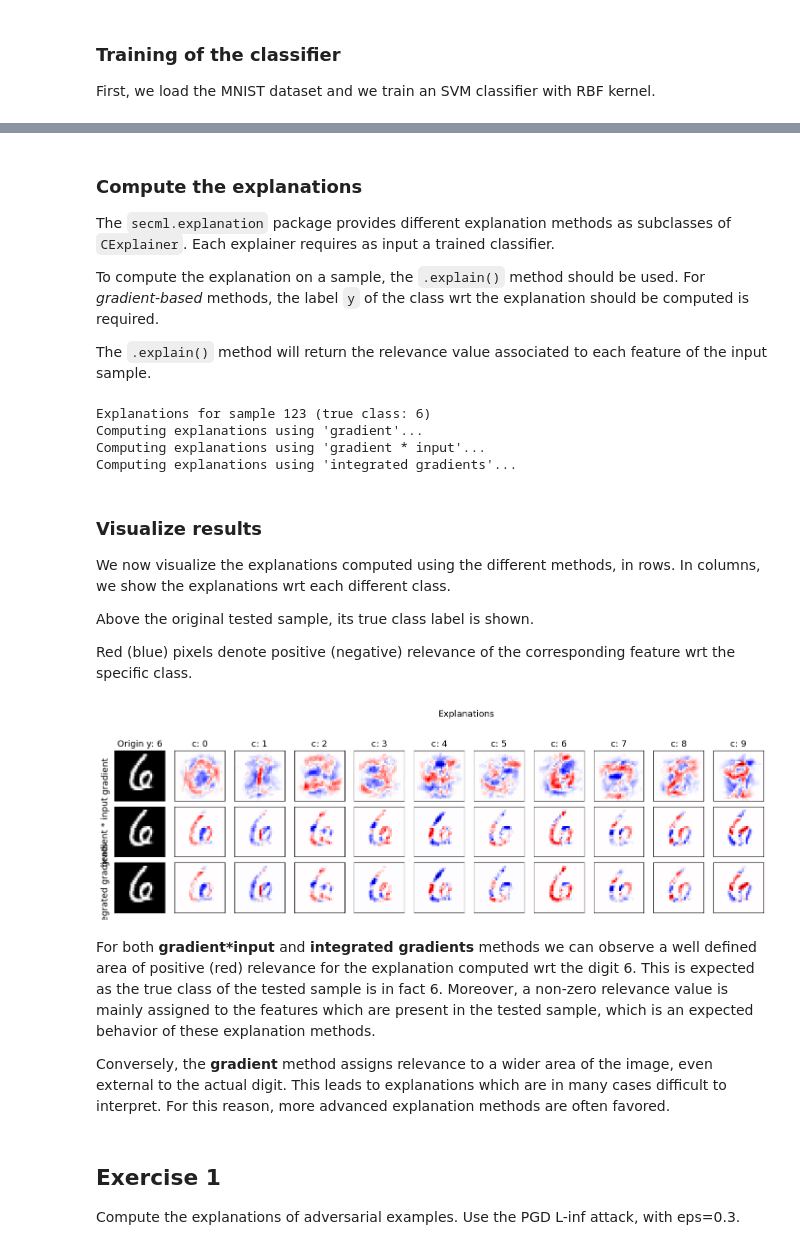
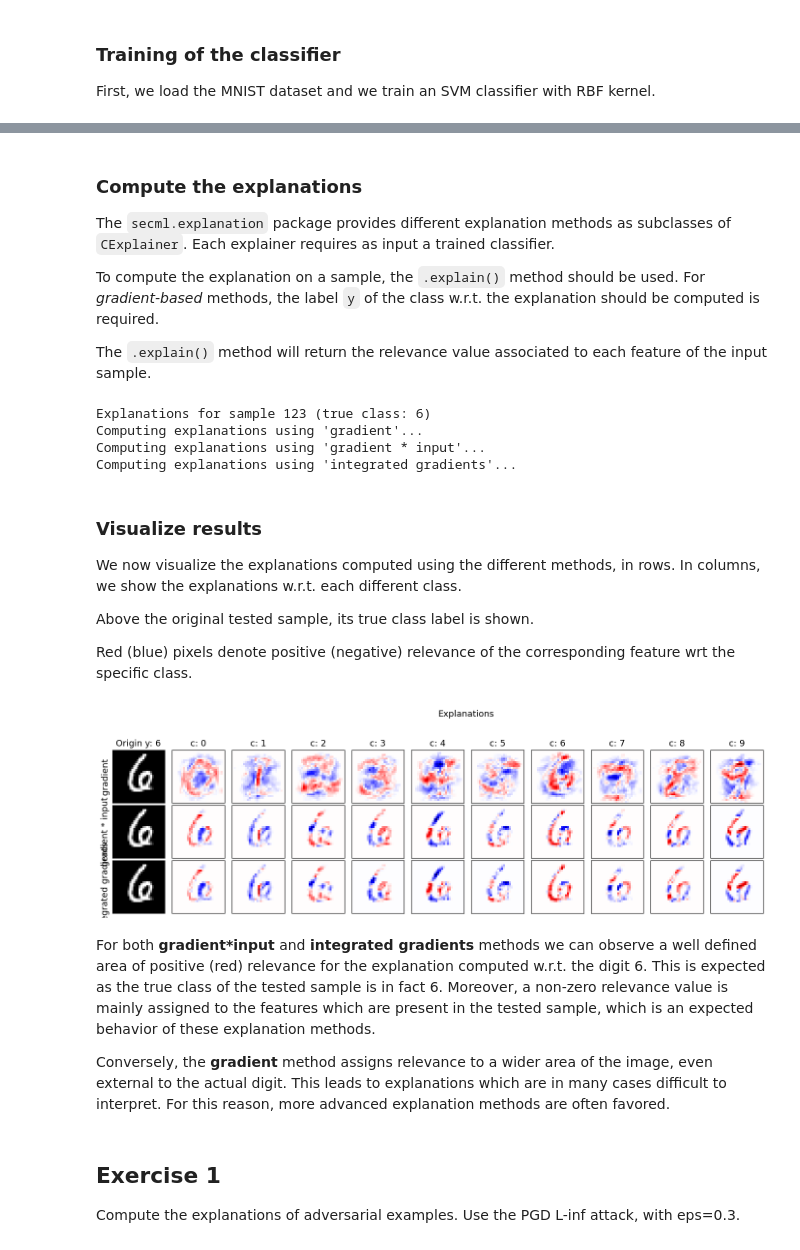
Before and after one commit to unica-mlsec/mlsec, a Jupyter notebook: labs/07_explainability.ipynb, the cells around one changed output, grey strips where cells are left out. Saved outputs shown, nothing was run; the diff lists cells and outputs as text; code cells hidden in the pictures.

```diff
--- a/labs/07_explainability.ipynb
+++ b/labs/07_explainability.ipynb
@@ -103,7 +126,7 @@ The `secml.explanation` package provides different explanation methods
  trained classifier.
 
 To compute the explanation on a sample, the `.explain()` method should be used.
-For *gradient-based* methods, the label `y` of the class wrt the explanation
+For *gradient-based* methods, the label `y` of the class w.r.t. the explanation
  should be computed is required.
 
 The `.explain()` method will return the relevance value associated to each
@@ -112,19 +135,12 @@ The `.explain()` method will return the relevance value associated to each
 from secml.explanation import \
     CExplainerGradient, CExplainerGradientInput, CExplainerIntegratedGradients
 
-explainers = (
-   {
-    "exp": CExplainerGradient(clf),
-    "label": "gradient"
-   },
-   {"exp": CExplainerGradientInput(clf),
-   "label": "gradient * input"
-   },
-   {
-    "exp": CExplainerIntegratedGradients(clf),
-    "label": "integrated gradients"
-    }
-)
+# initialize the explainers
+explainers = {
+    "gradient": CExplainerGradient(clf),
+    "gradient * input": CExplainerGradientInput(clf),
+    "integrated gradients": CExplainerIntegratedGradients(clf)
+}
 # %%
 i = 123  # test sample on which explanations should be computed
 x, y = ts[i, :].X, ts[i, :].Y
@@ -153,7 +175,7 @@ Computing explanations using 'integrated gradients'...
 ### Visualize results
 
 We now visualize the explanations computed using the different methods, in rows.
-In columns, we show the explanations wrt each different class.
+In columns, we show the explanations w.r.t. each different class.
 
 Above the original tested sample, its true class label is shown.
 
@@ -161,52 +183,54 @@ Red (blue) pixels denote positive (negative) relevance of the corresponding
  feature wrt the specific class.
 # %%
 from secml.figure import CFigure
-# Only required for visualization in notebooks
+# only required for visualization in notebooks
 %matplotlib inline
 
 fig = CFigure(height=4.5, width=14, fontsize=13)
 
-for i, expl in enumerate(explainers):
+for i, expl_name in enumerate(explainers):
 
-    sp_idx = i * (tr.num_classes+1)
+  attr = attributions[expl_name]
 
-    # Original image
-    fig.subplot(len(explainers), tr.num_classes+1, sp_idx+1)
-    fig.sp.imshow(x.reshape((tr.header.img_h, tr.header.img_w)), cmap='gray')
+  sp_idx = i * (tr.num_classes+1)
 
-    if i == 0:  # For the first row only
-        fig.sp.title("Origin y: {:}".format(y.item()))
+  # original image
+  fig.subplot(len(explainers), tr.num_classes+1, sp_idx+1)
+  fig.sp.imshow(x.reshape((tr.header.img_h, tr.header.img_w)), cmap="gray")
 
-    fig.sp.ylabel(expl['label'])  # Label of the explainer
+  if i == 0:  # For the first row only
+      fig.sp.title(f"Origin y: {y.item()}")
+
+  fig.sp.ylabel(expl_name)  # label of the explainer
+
+  fig.sp.yticks([])
+  fig.sp.xticks([])
+
+  # threshold to plot positive and negative relevance values symmetrically
+  th = max(abs(attr.min()), abs(attr.max()))
+
+  # plot explanations
+  for c in tr.classes:
+
+    fig.subplot(len(explainers), tr.num_classes+1, sp_idx+2+c)
+    fig.sp.imshow(attr[c, :].reshape((tr.header.img_h, tr.header.img_w)),
+                  cmap="seismic", vmin=-1*th, vmax=th)
 
     fig.sp.yticks([])
     fig.sp.xticks([])
 
-    # Threshold to plot positive and negative relevance values symmetrically
-    th = max(abs(expl['attr'].min()), abs(expl['attr'].max()))
-
-    # Plot explanations
-    for c in tr.classes:
-
-        fig.subplot(len(explainers), tr.num_classes+1, sp_idx+2+c)
-        fig.sp.imshow(expl['attr'][c, :].reshape((tr.header.img_h, tr.header.img_w)),
-                      cmap='seismic', vmin=-1*th, vmax=th)
-
-        fig.sp.yticks([])
-        fig.sp.xticks([])
-
-        if i == 0:  # For the first row only
-            fig.sp.title("c: {:}".format(c))
+    if i == 0:  # for the first row only
+      fig.sp.title("c: {:}".format(c))
 
 fig.title("Explanations", x=0.55)
 fig.tight_layout(rect=[0, 0.003, 1, 0.94])
 fig.show()
 # %% [output]
-[figure, old version]
+[figure, new version]
 # %% [markdown]
 For both **gradient\*input** and **integrated gradients** methods we can
  observe a well defined area of positive (red) relevance for the explanation
- computed wrt the digit 6. This is expected as the true class of the tested
+ computed w.r.t. the digit 6. This is expected as the true class of the tested
  sample is in fact 6. Moreover, a non-zero relevance value is mainly assigned
  to the features which are present in the tested sample, which is an expected
  behavior of these explanation methods.
```
Also changed, not shown: parts of 23 cells of this notebook.
